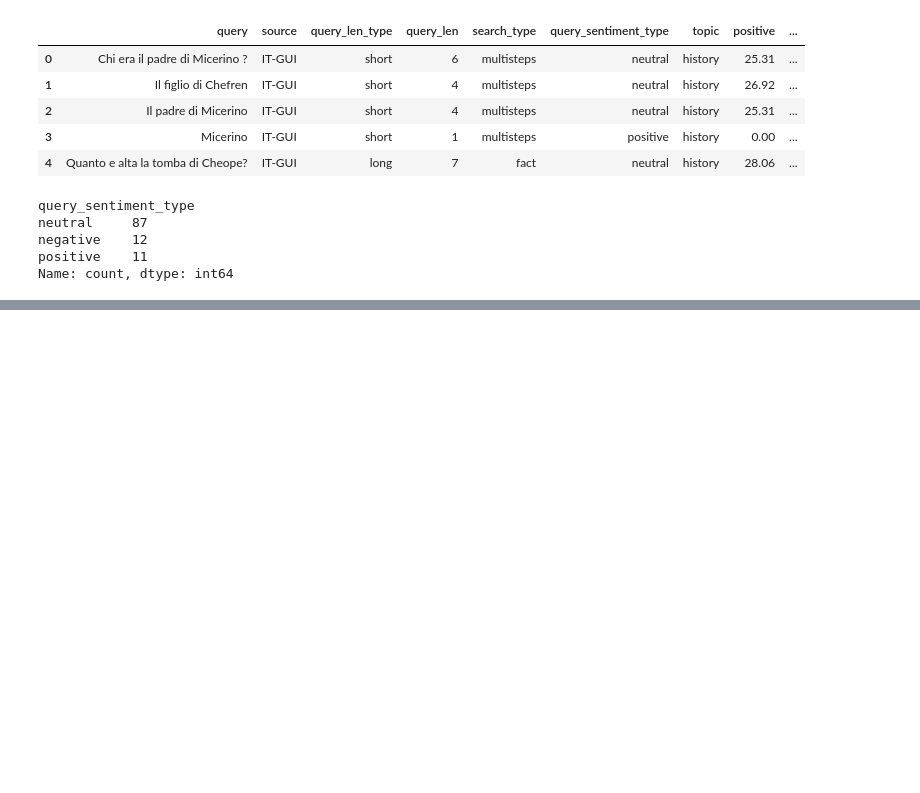
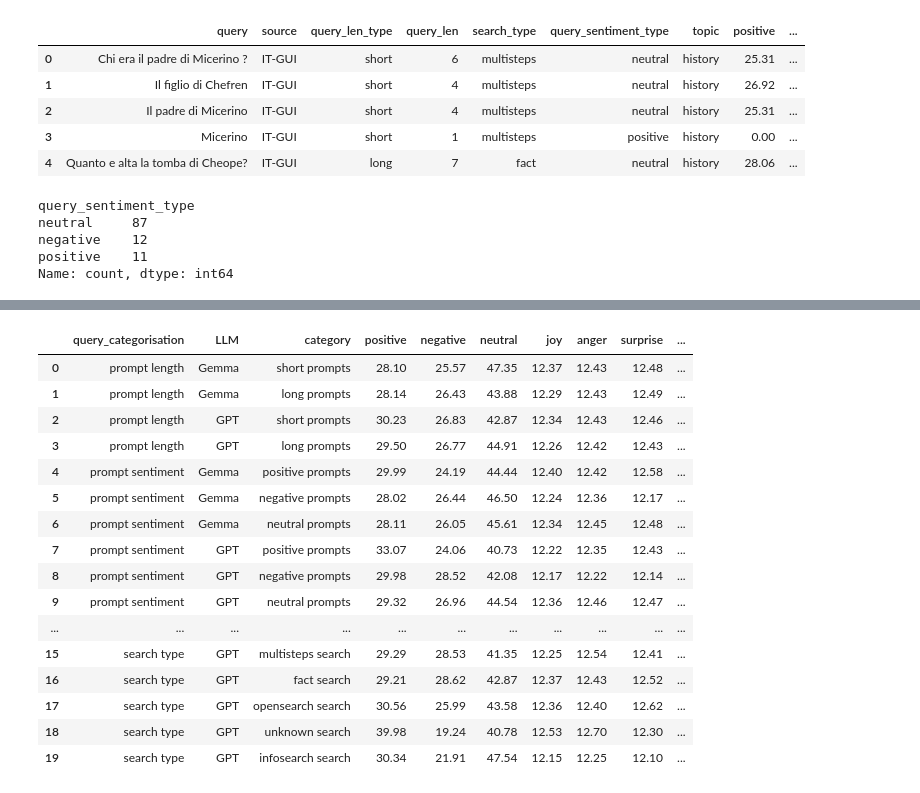
Before and after one commit to HrishitaC/InsideOut2, a Jupyter notebook: Code/analysis.ipynb, the cells around one changed output, grey strips where cells are left out. Saved outputs shown, nothing was run; the diff lists cells and outputs as text; code cells hidden in the pictures; blank space fills up the shorter version.

Commit message:
Added descriptive stats for LLM responses per prompt category

```diff
--- a/Code/analysis.ipynb
+++ b/Code/analysis.ipynb
@@ -418,3 +418,17 @@ neutral     87
 negative    12
 positive    11
 Name: count, dtype: int64
+# %%
+import pandas as pd
+
+queries = pd.read_csv("../Results/query_EP_categorised.csv")
+gpt_OG_EP = pd.read_csv("../Results/gpt_EP.csv")
+gemma_OG_EP = pd.read_csv("../Results/gemma_EP.csv")
+
+
+gpt_OG_EP_categorised = pd.merge(queries[["query", "query_len_type", "query_sentiment_type", "search_type"]], gpt_OG_EP.drop(columns=["response"]), on="query")
+gpt_OG_EP.head()
+gemma_OG_EP_categorised = pd.merge(queries[["query", "query_len_type", "query_sentiment_type", "search_type"]], gemma_OG_EP.drop(columns=["response"]), on="query")
+OG_EP_categorised = pd.concat([gpt_OG_EP_categorised, gemma_OG_EP_categorised])
+OG_EP_categorised.to_csv("../Results/OG_EP_categorised.csv", index=False)
+OG_EP_categorised.head()
@@ -420,0 +442,37 @@ Name: count, dtype: int64
+# %%
+import numpy as np
+
+emo_features = ["positive", "negative", "neutral", "joy", "anger", "surprise", "disgust", "fear", "sadness", "trust", "expectations"]
+
+prompt_len_GPT = [["prompt length", "GPT", len + " prompts"] + list(np.round(np.median(OG_EP_categorised.loc[(OG_EP_categorised["query_len_type"]==len)&(OG_EP_categorised["LLM"]=="GPT")][emo_features], axis=0), 2)) for len in ["short", "long"]]
+prompt_len_Gemma = [["prompt length", "Gemma", len + " prompts"] + list(np.round(np.median(OG_EP_categorised.loc[(OG_EP_categorised["query_len_type"]==len)&(OG_EP_categorised["LLM"]=="Gemma")][emo_features], axis=0), 2)) for len in ["short", "long"]]
+
+prompt_sent_GPT = [["prompt sentiment", "GPT", sent + " prompts"] + list(np.round(np.median(OG_EP_categorised.loc[(OG_EP_categorised["query_sentiment_type"]==sent)&(OG_EP_categorised["LLM"]=="GPT")][emo_features], axis=0), 2)) for sent in ["positive", "negative", "neutral"]]
+prompt_sent_Gemma = [["prompt sentiment", "Gemma", sent + " prompts"] + list(np.round(np.median(OG_EP_categorised.loc[(OG_EP_categorised["query_sentiment_type"]==sent)&(OG_EP_categorised["LLM"]=="Gemma")][emo_features], axis=0), 2)) for sent in ["positive", "negative", "neutral"]]
+
+search_type_GPT = [["search type", "GPT", search + " search", ] + list(np.round(np.median(OG_EP_categorised.loc[(OG_EP_categorised["search_type"]==search)&(OG_EP_categorised["LLM"]=="GPT")][emo_features], axis=0), 2)) for search in queries.search_type.unique()]
+search_type_Gemma = [["search type", "Gemma", search + " search"] + list(np.round(np.median(OG_EP_categorised.loc[(OG_EP_categorised["search_type"]==search)&(OG_EP_categorised["LLM"]=="Gemma")][emo_features], axis=0), 2)) for search in queries.search_type.unique()]
+
+query_cat_stats = prompt_len_Gemma + prompt_len_GPT + prompt_sent_Gemma + prompt_sent_GPT + search_type_Gemma + search_type_GPT
+
+query_cat_stats_df = pd.DataFrame(query_cat_stats, columns=["query_categorisation", "LLM", "category"]+emo_features)
+query_cat_stats_df.to_csv("../Stats/query_cat_avg_EP.csv", index=False)
+query_cat_stats_df
+# %% [output]
+|  | query_categorisation | LLM | category | positive | negative | neutral | joy | anger | surprise | ... |
+| 0 | prompt length | Gemma | short prompts | 28.10 | 25.57 | 47.35 | 12.37 | 12.43 | 12.48 | ... |
+| 1 | prompt length | Gemma | long prompts | 28.14 | 26.43 | 43.88 | 12.29 | 12.43 | 12.49 | ... |
+| 2 | prompt length | GPT | short prompts | 30.23 | 26.83 | 42.87 | 12.34 | 12.43 | 12.46 | ... |
+| 3 | prompt length | GPT | long prompts | 29.50 | 26.77 | 44.91 | 12.26 | 12.42 | 12.43 | ... |
+| 4 | prompt sentiment | Gemma | positive prompts | 29.99 | 24.19 | 44.44 | 12.40 | 12.42 | 12.58 | ... |
+| 5 | prompt sentiment | Gemma | negative prompts | 28.02 | 26.44 | 46.50 | 12.24 | 12.36 | 12.17 | ... |
+| 6 | prompt sentiment | Gemma | neutral prompts | 28.11 | 26.05 | 45.61 | 12.34 | 12.45 | 12.48 | ... |
+| 7 | prompt sentiment | GPT | positive prompts | 33.07 | 24.06 | 40.73 | 12.22 | 12.35 | 12.43 | ... |
+| 8 | prompt sentiment | GPT | negative prompts | 29.98 | 28.52 | 42.08 | 12.17 | 12.22 | 12.14 | ... |
+| 9 | prompt sentiment | GPT | neutral prompts | 29.32 | 26.96 | 44.54 | 12.36 | 12.46 | 12.47 | ... |
+| ... | ... | ... | ... | ... | ... | ... | ... | ... | ... | ... |
+| 15 | search type | GPT | multisteps search | 29.29 | 28.53 | 41.35 | 12.25 | 12.54 | 12.41 | ... |
+| 16 | search type | GPT | fact search | 29.21 | 28.62 | 42.87 | 12.37 | 12.43 | 12.52 | ... |
+| 17 | search type | GPT | opensearch search | 30.56 | 25.99 | 43.58 | 12.36 | 12.40 | 12.62 | ... |
+| 18 | search type | GPT | unknown search | 39.98 | 19.24 | 40.78 | 12.53 | 12.70 | 12.30 | ... |
+| 19 | search type | GPT | infosearch search | 30.34 | 21.91 | 47.54 | 12.15 | 12.25 | 12.10 | ... |
```
Also changed, not shown: parts of 1 cell of this notebook, 3 other files.
